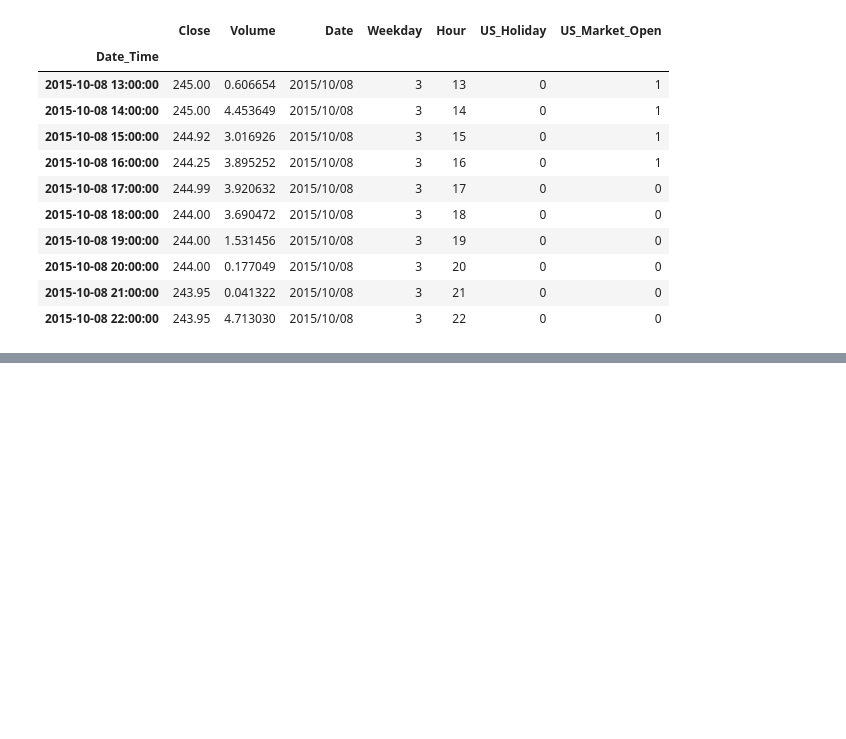
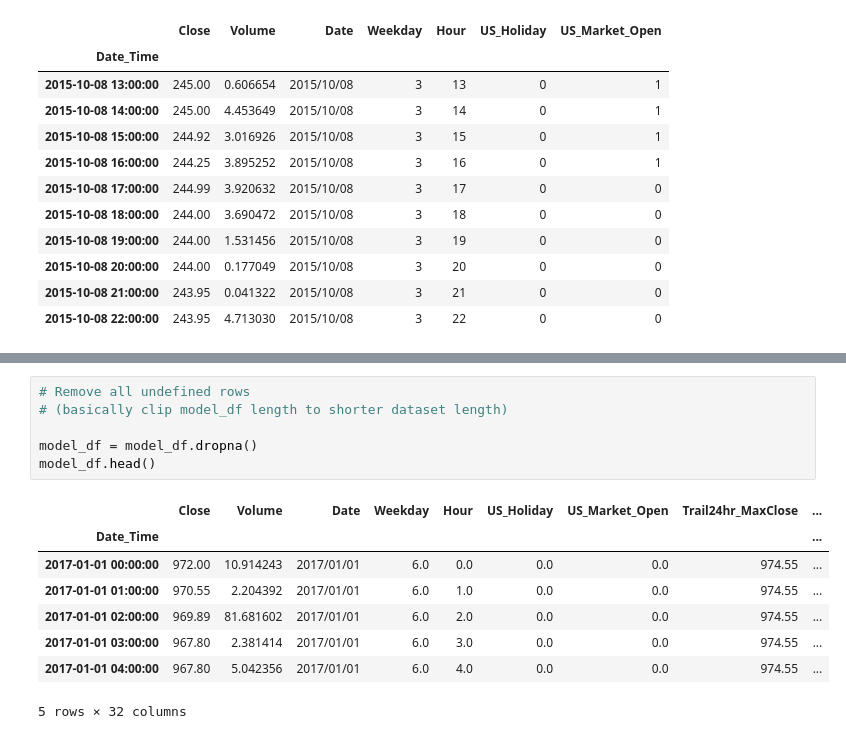
Before and after one commit to amanafzali/Project_2, a Jupyter notebook: data_prep.ipynb, the cells around one changed output, grey strips where cells are left out. Cells and saved outputs as stored; diff of their text form; blank space fills up the shorter version.

```diff
--- a/data_prep.ipynb
+++ b/data_prep.ipynb
@@ -156 +254,16 @@ btc_df.tail()
+# %%
+# Remove all undefined rows
+# (basically clip model_df length to shorter dataset length)
+
+model_df = model_df.dropna()
+model_df.head()
+# %% [output]
+|  | Close | Volume | Date | Weekday | Hour | US_Holiday | US_Market_Open | Trail24hr_MaxClose | ... |
+| Date_Time |  |  |  |  |  |  |  |  | ... |
+| 2017-01-01 00:00:00 | 972.00 | 10.914243 | 2017/01/01 | 6.0 | 0.0 | 0.0 | 0.0 | 974.55 | ... |
+| 2017-01-01 01:00:00 | 970.55 | 2.204392 | 2017/01/01 | 6.0 | 1.0 | 0.0 | 0.0 | 974.55 | ... |
+| 2017-01-01 02:00:00 | 969.89 | 81.681602 | 2017/01/01 | 6.0 | 2.0 | 0.0 | 0.0 | 974.55 | ... |
+| 2017-01-01 03:00:00 | 967.80 | 2.381414 | 2017/01/01 | 6.0 | 3.0 | 0.0 | 0.0 | 974.55 | ... |
+| 2017-01-01 04:00:00 | 967.80 | 5.042356 | 2017/01/01 | 6.0 | 4.0 | 0.0 | 0.0 | 974.55 | ... |
+5 rows × 32 columns
 # %%
```
Also changed, not shown: parts of 14 cells of this notebook, 4 other files.
